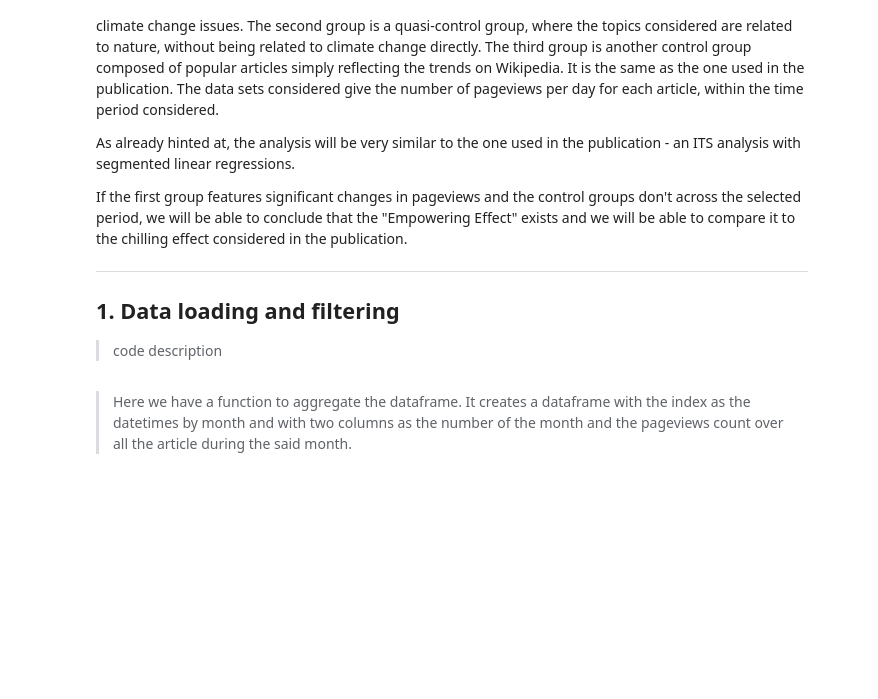
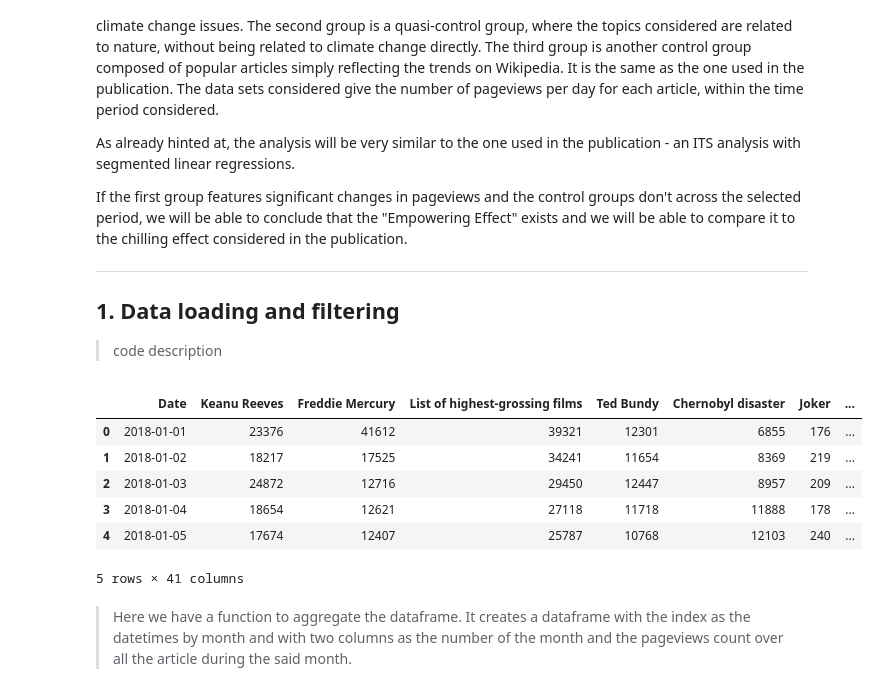
Before and after one commit to epfl-ada/ada-2020-project-milestone-p3-p3_tadaa, a Jupyter notebook: creative_extension.ipynb, the cells around one changed output. Cells and saved outputs as stored; diff of their text form; code cells hidden in the pictures; blank space fills up the shorter version.

```diff
--- a/creative_extension.ipynb
+++ b/creative_extension.ipynb
@@ -24,29 +24,53 @@ If the first group features significant changes in pageviews and the control gro
 # %%
 import numpy as np
 import pandas as pd
 import datetime
 import matplotlib.pyplot as plt
 
 # Load the climate change articles data
 art_cc1 = pd.read_csv('data/pageviews-10-pro.csv').copy()
 art_cc2 = pd.read_csv('data/pageviews-20-pro.csv').copy()
 art_cc3 = pd.read_csv('data/pageviews-30-pro.csv').copy()
 art_cc4 = pd.read_csv('data/pageviews-40-pro.csv').copy()
 art_cc5 = pd.read_csv('data/pageviews-50-pro.csv').copy()
 
 # Load the control (popular) articles data
 art_control1 = pd.read_csv('data/pageviews-10-control.csv').copy()
 art_control2 = pd.read_csv('data/pageviews-20-control.csv').copy()
 art_control3 = pd.read_csv('data/pageviews-30-control.csv').copy()
 art_control4 = pd.read_csv('data/pageviews-40-control.csv').copy()
 #art_control5 = pd.read_csv('data/pageviews-50-control.csv').copy()
 
-# Merge all datasets together
+# Load the climate change articles science data
+sci_art_cc1 = pd.read_csv('data/Pro_climate/pageviews-group1-biodiv.csv').copy()
+sci_art_cc2 = pd.read_csv('data/Pro_climate/pageviews-group1-energy.csv').copy()
+sci_art_cc3 = pd.read_csv('data/Pro_climate/pageviews-group1-meteo.csv').copy()
+sci_art_cc4 = pd.read_csv('data/Pro_climate/pageviews-group1-pesticides.csv').copy()
+sci_art_cc5 = pd.read_csv('data/Pro_climate/pageviews-groupe1-earth.csv').copy()
+
+# Load the control articles science data
+sci_art_control1 = pd.read_csv('data/Group_control/pageviews-group2-anatomy.csv').copy()
+sci_art_control2 = pd.read_csv('data/Group_control/pageviews-group2-genetics.csv').copy()
+sci_art_control3 = pd.read_csv('data/Group_control/pageviews-group2-optic.csv').copy()
+sci_art_control4 = pd.read_csv('data/Group_control/pageviews-group2-philo.csv').copy()
+sci_art_control5 = pd.read_csv('data/Group_control/pageviews-group2-social.csv').copy()
+
+# Merge all datasets together for each corpus
 art_cc=art_cc1.merge(art_cc2).merge(art_cc3).merge(art_cc4).merge(art_cc5)
 art_control=art_control1.merge(art_control2).merge(art_control3).merge(art_control4)#.merge(art_control5)
+sci_art_cc=sci_art_cc1.merge(sci_art_cc2).merge(sci_art_cc3).merge(sci_art_cc4).merge(sci_art_cc5)
+sci_art_control=sci_art_control1.merge(sci_art_control2).merge(sci_art_control3).merge(sci_art_control4).merge(sci_art_control5)
 
 # Display to illustrate the structure
 art_control.head()
+# %% [output]
+|  | Date | Keanu Reeves | Freddie Mercury | List of highest-grossing films | Ted Bundy | Chernobyl disaster | Joker | ... |
+| 0 | 2018-01-01 | 23376 | 41612 | 39321 | 12301 | 6855 | 176 | ... |
+| 1 | 2018-01-02 | 18217 | 17525 | 34241 | 11654 | 8369 | 219 | ... |
+| 2 | 2018-01-03 | 24872 | 12716 | 29450 | 12447 | 8957 | 209 | ... |
+| 3 | 2018-01-04 | 18654 | 12621 | 27118 | 11718 | 11888 | 178 | ... |
+| 4 | 2018-01-05 | 17674 | 12407 | 25787 | 10768 | 12103 | 240 | ... |
+5 rows × 41 columns
 # %%
 # # Translate dates in datetime type
 # art_cc.Date=pd.to_datetime(art_cc.Date)
```
Also changed, not shown: parts of 5 cells of this notebook, 1 other file.
